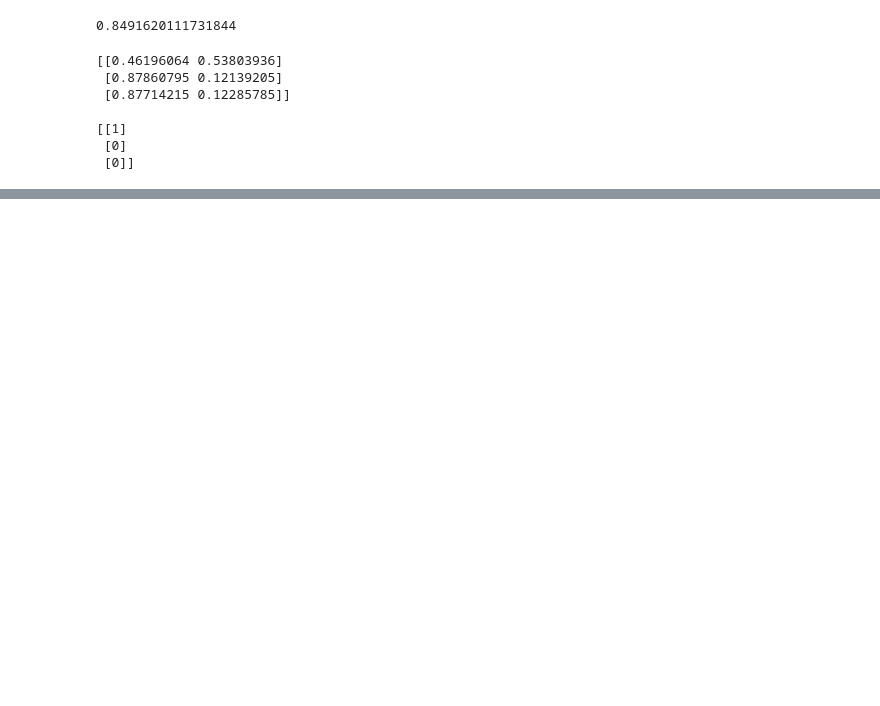
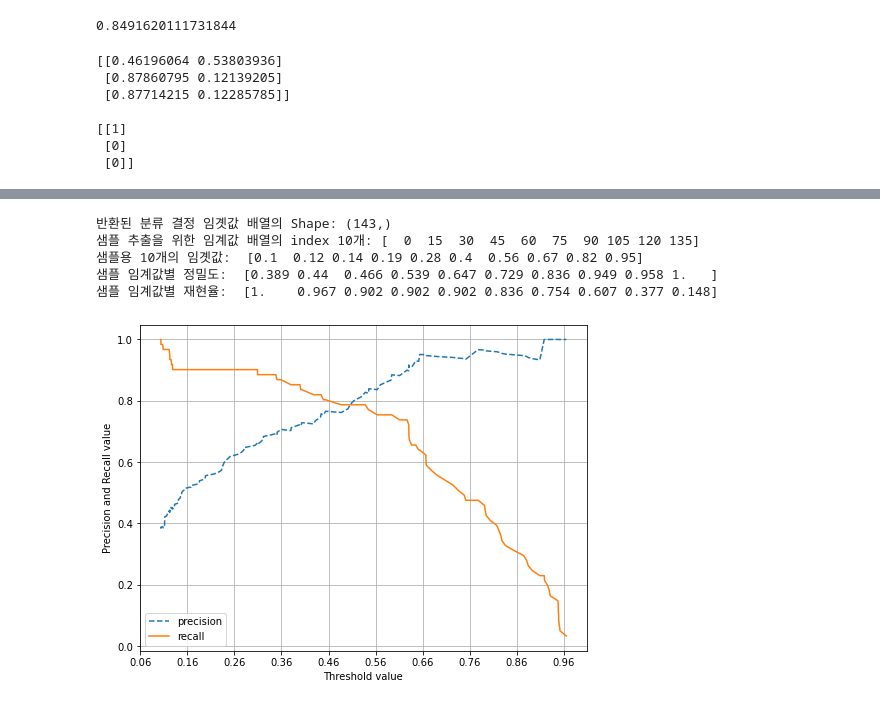
Before and after one commit to bnv20/kdt3, a Jupyter notebook: 분류평가_guide.ipynb, the cells around one changed output, grey strips where cells are left out. Cells and saved outputs as stored; diff of their text form; code cells hidden in the pictures; blank space fills up the shorter version.

```diff
--- a/분류평가_guide.ipynb
+++ b/분류평가_guide.ipynb
@@ -117,0 +229,58 @@ print(pred.reshape(-1,1)[:3])
+# %%
+# 임곗값 변화에 따른 평가 지표 값 : 사이킷런 precision_recall_curve() API
+# precision_recall_curve()는 일반적으로 0.10~0.97 정도의 임곗값을 갖는 넘파이 ndarray와
+# 이 임곗값에 해당하는 정밀도 및 재현율 값을 담은 넘파이 ndarray를 반환
+
+from sklearn.metrics import precision_recall_curve
+
+# 레이블 값이 1일때의 예측 확률을 추출
+pred_proba_class1 = lr_clf.predict_proba(X_test)[:, 1]
+
+# 실제값 데이터 셋과 레이블 값이 1일 때의 예측 확률을 precision_recall_curve 인자로 입력
+precisions, recalls, thresholds = precision_recall_curve(y_test, pred_proba_class1 )
+print('반환된 분류 결정 임곗값 배열의 Shape:', thresholds.shape)
+
+#반환된 임계값 배열 로우가 147건이므로 샘플로 10건만 추출하되, 임곗값을 15 Step으로 추출.
+thr_index = np.arange(0, thresholds.shape[0], 15)
+print('샘플 추출을 위한 임계값 배열의 index 10개:', thr_index)
+print('샘플용 10개의 임곗값: ', np.round(thresholds[thr_index], 2))
+
+# 15 step 단위로 추출된 임계값에 따른 정밀도와 재현율 값
+# 임곗값이 증가할 수록 Positive 예측은 감소, FP 감소, 정밀도 값은 동시에 높아지나 재현율 값은 낮아짐을 확인
+print('샘플 임계값별 정밀도: ', np.round(precisions[thr_index], 3))
+print('샘플 임계값별 재현율: ', np.round(recalls[thr_index], 3))
+# %% [output]
+반환된 분류 결정 임곗값 배열의 Shape: (143,)
+샘플 추출을 위한 임계값 배열의 index 10개: [  0  15  30  45  60  75  90 105 120 135]
+샘플용 10개의 임곗값:  [0.1  0.12 0.14 0.19 0.28 0.4  0.56 0.67 0.82 0.95]
+샘플 임계값별 정밀도:  [0.389 0.44  0.466 0.539 0.647 0.729 0.836 0.949 0.958 1.   ]
+샘플 임계값별 재현율:  [1.    0.967 0.902 0.902 0.902 0.836 0.754 0.607 0.377 0.148]
+# %%
+# precision_recall_curve() API는 정밀도와 재현율의 임곗값에 따른 값 변화를 곡선 형태의 그래프로
+# 시각화하는데 이용
+import matplotlib.pyplot as plt
+import matplotlib.ticker as ticker
+%matplotlib inline
+
+def precision_recall_curve_plot(y_test , pred_proba_c1):
+    # threshold ndarray와 이 threshold에 따른 정밀도, 재현율 ndarray 추출.
+    precisions, recalls, thresholds = precision_recall_curve( y_test, pred_proba_c1)
+
+    # X축을 threshold값으로, Y축은 정밀도, 재현율 값으로 각각 Plot 수행. 정밀도는 점선으로 표시
+    plt.figure(figsize=(8,6))
+    threshold_boundary = thresholds.shape[0]
+    plt.plot(thresholds, precisions[0:threshold_boundary], linestyle='--', label='precision')
+    plt.plot(thresholds, recalls[0:threshold_boundary],label='recall')
+
+    # threshold 값 X 축의 Scale을 0.1 단위로 변경
+    start, end = plt.xlim()
+    plt.xticks(np.round(np.arange(start, end, 0.1),2))
+
+    # x축, y축 label과 legend, 그리고 grid 설정
+    plt.xlabel('Threshold value'); plt.ylabel('Precision and Recall value')
+    plt.legend(); plt.grid()
+    plt.show()
+
+precision_recall_curve_plot( y_test, lr_clf.predict_proba(X_test)[:, 1] )
+# %% [output]
+[figure, added]
```
Also changed, not shown: parts of 13 cells of this notebook.
